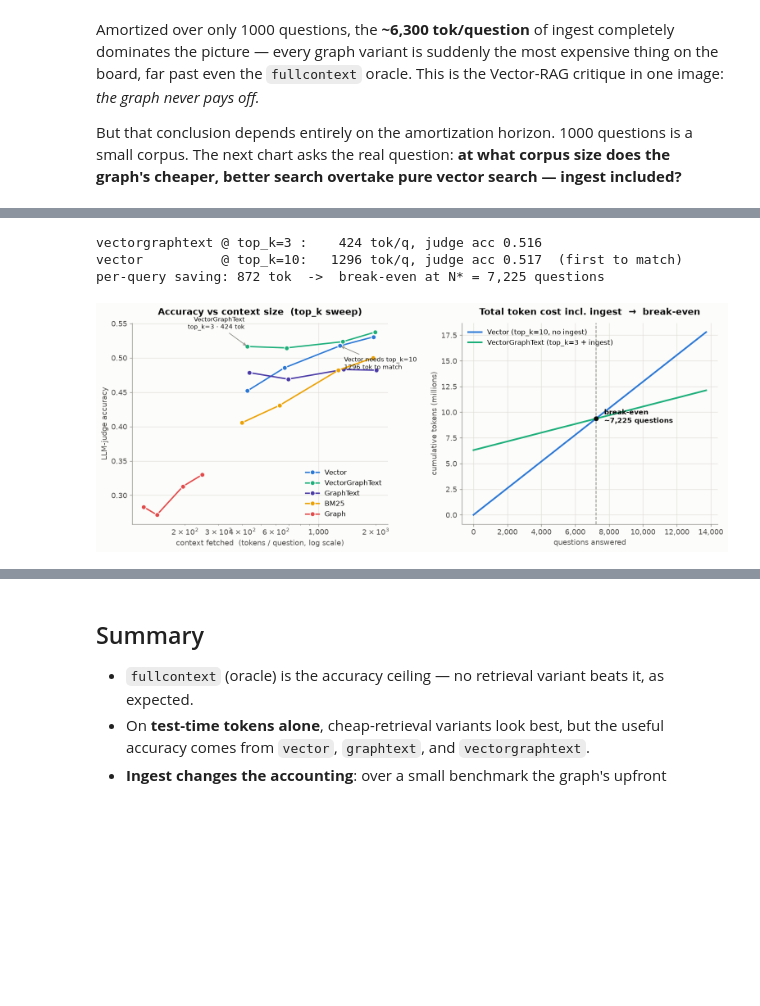
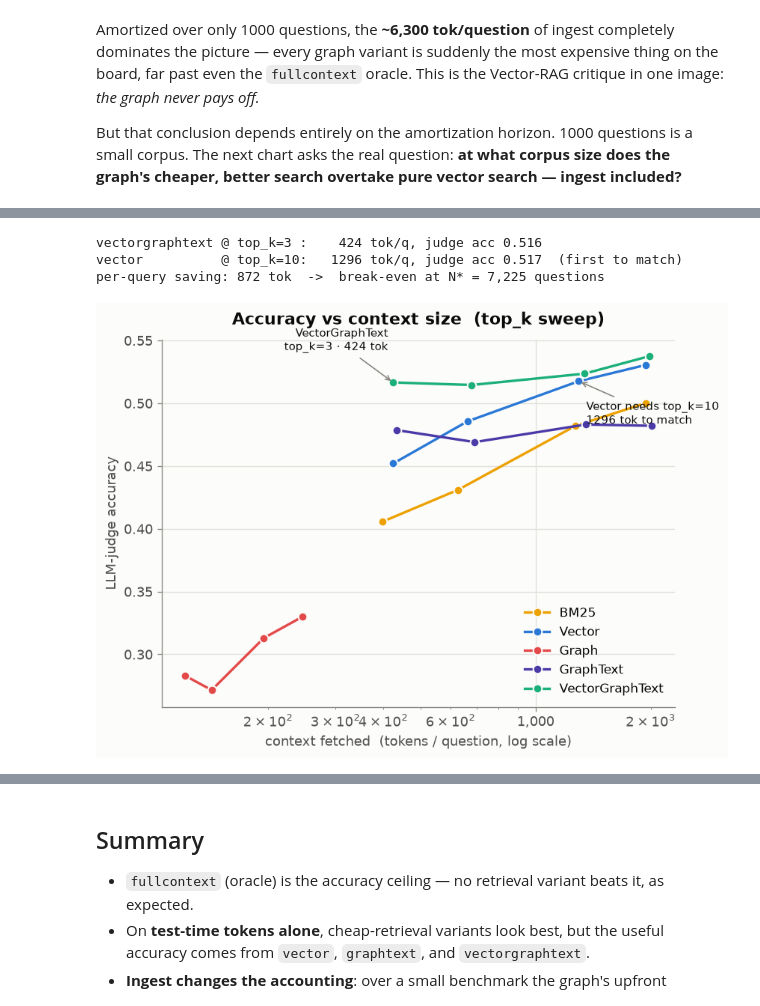
Before and after one commit to lugoll/AgenticMemoryProject, a Jupyter notebook: notebooks/final_results.ipynb, the cells around one changed output, grey strips where cells are left out. Drawn from its saved outputs; the diff is of its cells as text; code cells hidden in the pictures; blank space fills up the shorter version.

Commit message:
update of graph descriptions and sorting

```diff
--- a/notebooks/final_results.ipynb
+++ b/notebooks/final_results.ipynb
@@ -76,9 +76,18 @@ VARIANT_LABEL = {
     "graphtext": "GraphText", "graph": "Graph", "vectorgraph": "VectorGraph",
     "fullcontext": "FullContext",
 }
+# Fixed display order, shared by every chart so variants line up 1:1 across figures.
+VARIANT_ORDER = ["fullcontext", "bm25", "vector", "graph", "graphtext", "vectorgraphtext"]
 
 INK, INK2, MUTED = "#0b0b0b", "#52514e", "#898781"
 GRID, SURFACE = "#e1e0d9", "#fcfcfb"
+
+# All final per-variant metrics come from the top_k=3 grading run.
+TOPK = 3
+
+def xlabel_topk(base, k=TOPK):
+    """Append the operating point to an axis label instead of a floating stamp."""
+    return f"{base}   (top_k = {k})"
 
 plt.rcParams.update({
     "figure.facecolor": SURFACE, "axes.facecolor": SURFACE,
@@ -94,10 +103,13 @@ plt.rcParams.update({
     "legend.frameon": False, "legend.fontsize": 10,
 })
 
-def hbar_sorted(values: pd.Series, title, xlabel, fmt, extra=None):
-    """Horizontal bars, ascending, one fixed color per variant, direct value labels.
+def hbar_ordered(values: pd.Series, title, xlabel, fmt, extra=None):
+    """Horizontal bars in the fixed VARIANT_ORDER (first listed on top), one color per
+    variant, direct value labels, top_k noted on the x-axis.
     `extra` optionally stacks a second (ingest) segment: dict variant->value."""
-    s = values.sort_values()
+    # bottom-to-top plotting order, so VARIANT_ORDER[0] ends up at the top
+    order = [v for v in VARIANT_ORDER if v in values.index][::-1]
+    s = values.reindex(order)
     fig, ax = plt.subplots(figsize=(8.2, 4.4))
     y = np.arange(len(s))
     colors = [VARIANT_COLOR[v] for v in s.index]
@@ -119,7 +131,7 @@ def hbar_sorted(values: pd.Series, title, xlabel, fmt, extra=None):
                     va="center", ha="left", fontsize=9.5, color=INK)
     ax.set_yticks(y)
     ax.set_yticklabels([VARIANT_LABEL[v] for v in s.index])
-    ax.set_xlabel(xlabel)
+    ax.set_xlabel(xlabel_topk(xlabel))
     ax.set_title(title)
     ax.grid(axis="x"); ax.grid(axis="y", visible=False)
     ax.margins(x=0.14)
@@ -206,5 +267,5 @@ cost upfront — overtakes `vector`.
 # %%
-# --- operating points from the sweep ---
+# --- operating points from the sweep (shared by charts 4a and 4b) ---
 vg = swp[(swp.variant == "vectorgraphtext") & (swp.top_k == 3)].iloc[0]
 vg_tok, vg_acc = float(vg.query_tokens_total_mean), float(vg.accuracy_judge)
 
@@ -213,54 +274,34 @@ vcand = swp[(swp.variant == "vector") & (swp.accuracy_judge >= vg_acc)].sort_val
 vrow = vcand.iloc[0]
 v_tok, v_acc, v_topk = float(vrow.query_tokens_total_mean), float(vrow.accuracy_judge), int(vrow.top_k)
 
 Nstar = INGEST_TOKENS / (v_tok - vg_tok)   # break-even question count
 print(f"vectorgraphtext @ top_k=3 : {vg_tok:6.0f} tok/q, judge acc {vg_acc:.3f}")
 print(f"vector          @ top_k={v_topk:<2}: {v_tok:6.0f} tok/q, judge acc {v_acc:.3f}  (first to match)")
 print(f"per-query saving: {v_tok - vg_tok:,.0f} tok  ->  break-even at N* = {Nstar:,.0f} questions")
 
-fig, (axA, axB) = plt.subplots(1, 2, figsize=(13, 5.2))
-
-# ---- Panel A: accuracy vs context tokens (sweep) ----
-for v in ["vector", "vectorgraphtext", "graphtext", "bm25", "graph"]:
+# ---- Chart 4a: accuracy vs context tokens (sweep) ----
+fig, axA = plt.subplots(figsize=(7.2, 5.2))
+for v in [x for x in VARIANT_ORDER if x in set(swp.variant)]:
     d = swp[swp.variant == v].sort_values("query_tokens_total_mean")
     axA.plot(d.query_tokens_total_mean, d.accuracy_judge, "-o", color=VARIANT_COLOR[v],
              lw=2, ms=7, label=VARIANT_LABEL[v], zorder=3,
              markeredgecolor=SURFACE, markeredgewidth=1.2)
 axA.set_xscale("log")
 axA.xaxis.set_major_formatter(mticker.FuncFormatter(lambda x, _: f"{x:,.0f}"))
 axA.set_xlabel("context fetched  (tokens / question, log scale)")
 axA.set_ylabel("LLM-judge accuracy")
 axA.set_title("Accuracy vs context size  (top_k sweep)")
 axA.legend(loc="lower right", ncol=1)
 # annotate the two compared operating points
 axA.annotate(f"VectorGraphText\ntop_k=3 · {vg_tok:.0f} tok", (vg_tok, vg_acc),
              xytext=(-4, 26), textcoords="offset points", fontsize=9, color=INK,
              ha="right", arrowprops=dict(arrowstyle="->", color=MUTED, lw=1))
 axA.annotate(f"Vector needs top_k={v_topk}\n{v_tok:.0f} tok to match", (v_tok, v_acc),
              xytext=(6, -34), textcoords="offset points", fontsize=9, color=INK,
              ha="left", arrowprops=dict(arrowstyle="->", color=MUTED, lw=1))
-
-# ---- Panel B: cumulative tokens incl. ingest -> break-even ----
-N = np.linspace(0, Nstar * 1.9, 400)
-vec_cum = N * v_tok / 1e6
-vg_cum  = (INGEST_TOKENS + N * vg_tok) / 1e6
-axB.plot(N, vec_cum, color=VARIANT_COLOR["vector"], lw=2.4,
-         label=f"Vector (top_k={v_topk}, no ingest)", zorder=3)
-axB.plot(N, vg_cum,  color=VARIANT_COLOR["vectorgraphtext"], lw=2.4,
-         label="VectorGraphText (top_k=3 + ingest)", zorder=3)
-axB.axvline(Nstar, color=MUTED, ls="--", lw=1.2, zorder=2)
-axB.scatter([Nstar], [(INGEST_TOKENS + Nstar * vg_tok) / 1e6], color=INK, s=36, zorder=4)
-axB.annotate(f"break-even\n~{Nstar:,.0f} questions", (Nstar, (INGEST_TOKENS + Nstar * vg_tok) / 1e6),
-             xytext=(12, -6), textcoords="offset points", fontsize=10, color=INK, fontweight="bold")
-axB.set_xlabel("questions answered")
-axB.set_ylabel("cumulative tokens (millions)")
-axB.set_title("Total token cost incl. ingest  →  break-even")
-axB.legend(loc="upper left")
-axB.xaxis.set_major_formatter(mticker.FuncFormatter(lambda x, _: f"{x:,.0f}"))
-
 plt.tight_layout(); plt.show()
 # %% [output]
 vectorgraphtext @ top_k=3 :    424 tok/q, judge acc 0.516
 vector          @ top_k=10:   1296 tok/q, judge acc 0.517  (first to match)
 per-query saving: 872 tok  ->  break-even at N* = 7,225 questions
-[figure, old version]
+[figure, new version]
```
Also changed, not shown: parts of 8 cells of this notebook.
